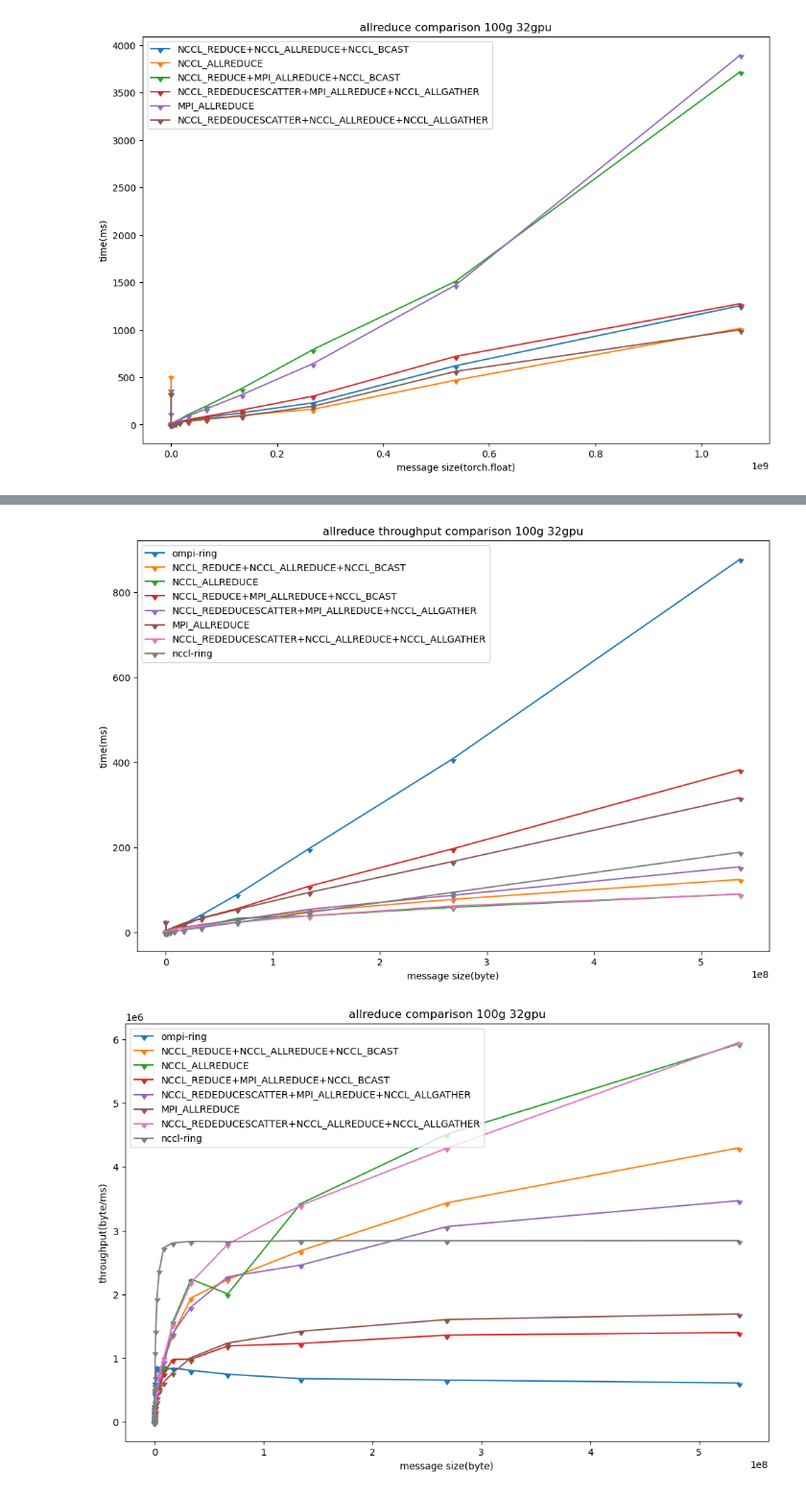
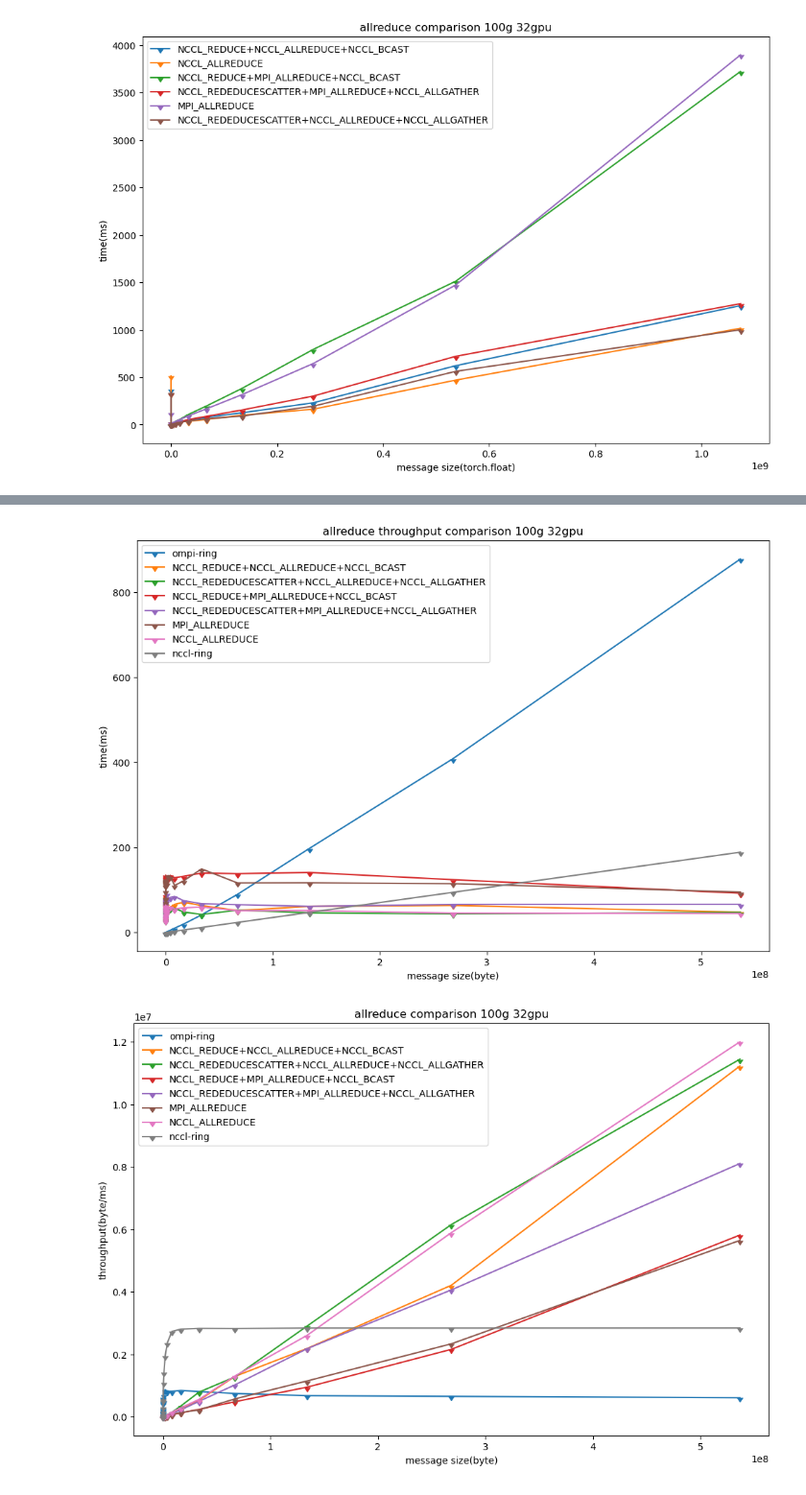
Before and after one commit to dexhunter/allreduce-experiments, a Jupyter notebook: vis_horovod.ipynb, the cells around one changed output, grey strips where cells are left out. Shown at 96% size. Drawn from its saved outputs; the diff is of its cells as text; code cells hidden in the pictures.

Commit message:
update results

```diff
--- a/vis_horovod.ipynb
+++ b/vis_horovod.ipynb
@@ -294,47 +361,47 @@ plt.show()
 # %%
-x, y = read_algo_with_head('data/ompi-32gpu-results/32gpus/100g/algo4-stepexp2.txt')
-x1, y1 = read_hvd("./data/horovod-results/32gpu/100g-32gpu-nccl.txt")
-x2, y2 = read_hvd("./data/horovod-results/32gpu/100g-32gpu-nccl-only.txt")
-x3, y3 = read_hvd("./data/horovod-results/32gpu/100g-32gpu-2dmesh-4.txt")
-x4, y4 = read_hvd("./data/horovod-results/32gpu/100g-32gpu-h-4.txt")
-x5, y5 = read_hvd("./data/horovod-results/32gpu/100g-32gpu-mpi.txt")
-x6, y6 = read_hvd("./data/horovod-results/32gpu/100g-32gpu-newnccl.txt")
+x, y = read_algo_with_head('./data/ompi-32gpu-results/32gpus/100g/algo4-stepexp2.txt')
+y = y * 1e-3
+
+
+x1, y1 = read_hvd("./data/horovod-results/32gpu/100g/nccl-slow.txt")
+x2, y2 = read_hvd("./data/horovod-results/32gpu/100g/nccl-fast.txt")
+
+x3, y3 = read_hvd("./data/horovod-results/32gpu/100g/mpi-slow.txt")
+x4, y4 = read_hvd("./data/horovod-results/32gpu/100g/mpi-fast.txt")
+
+x5, y5 = read_hvd("./data/horovod-results/32gpu/100g-32gpu-mpi-2.txt")
+x6, y6 = read_hvd("./data/horovod-results/32gpu/100g-32gpu-ncclonly-2.txt")
+
 x7, y7 = read_algo_skip_head('data/nccl-results/nccl-32gpus/100g-stepexp2-2.txt', 723)
-
-y = y * 1e-3
 y7 = y7 * 1e-3
 
-x1 = x1 * 4
-x2 = x2 * 4
-x3 = x3 * 4
-x4 = x4 * 4
-x5 = x5 * 4
-x6 = x6 * 4
+x1 = x1[2:-1]
+x2 = x2[2:-1]
+x3 = x3[2:-1]
+x4 = x4[2:-1]
+x5 = x5[2:-1]
+x6 = x6[2:-1]
 
+y1 = y1[2:-1]
+y2 = y2[2:-1]
+y3 = y3[2:-1]
+y4 = y4[2:-1]
+y5 = y5[2:-1]
+y6 = y6[2:-1]
 
-x1 = x1[1:-3]
-x2 = x2[1:-3]
-x3 = x3[1:-3]
-x4 = x4[1:-3]
-x5 = x5[1:-3]
-x6 = x6[1:-3]
-
-y1 = y1[1:-3]
-y2 = y2[1:-3]
-y3 = y3[1:-3]
-y4 = y4[1:-3]
-y5 = y5[1:-3]
-y6 = y6[1:-3]
 
 
 
 plt.plot(x,y, marker=11, label='ompi-ring')
 plt.plot(x1,y1, marker=11, label='NCCL_REDUCE+NCCL_ALLREDUCE+NCCL_BCAST')
-plt.plot(x2,y2, marker=11, label='NCCL_ALLREDUCE')
+plt.plot(x2,y2, marker=11, label='NCCL_REDEDUCESCATTER+NCCL_ALLREDUCE+NCCL_ALLGATHER')
+
 plt.plot(x3,y3, marker=11, label='NCCL_REDUCE+MPI_ALLREDUCE+NCCL_BCAST')
 plt.plot(x4,y4, marker=11, label='NCCL_REDEDUCESCATTER+MPI_ALLREDUCE+NCCL_ALLGATHER')
+
 plt.plot(x5,y5, marker=11, label='MPI_ALLREDUCE')
-plt.plot(x6,y6, marker=11, label='NCCL_REDEDUCESCATTER+NCCL_ALLREDUCE+NCCL_ALLGATHER')
+plt.plot(x6,y6, marker=11, label='NCCL_ALLREDUCE')
+
 plt.plot(x7,y7, marker=11, label='nccl-ring')
 
 
@@ -347,32 +414,35 @@ plt.legend()
 plt.title('allreduce throughput comparison 100g 32gpu')
 plt.show()
 # %% [output]
-[figure, old version]
+[figure, new version]
 # %%
 z = x/y
 z1 = x1/y1
 z2 = x2/y2
 z3 = x3/y3
 z4 = x4/y4
 z5 = x5/y5
 z6 = x6/y6
 z7 = x7/y7
 
 plt.plot(x,z, marker=11, label='ompi-ring')
 plt.plot(x1,z1, marker=11, label='NCCL_REDUCE+NCCL_ALLREDUCE+NCCL_BCAST')
-plt.plot(x2,z2, marker=11, label='NCCL_ALLREDUCE')
+plt.plot(x2,z2, marker=11, label='NCCL_REDEDUCESCATTER+NCCL_ALLREDUCE+NCCL_ALLGATHER')
+
 plt.plot(x3,z3, marker=11, label='NCCL_REDUCE+MPI_ALLREDUCE+NCCL_BCAST')
 plt.plot(x4,z4, marker=11, label='NCCL_REDEDUCESCATTER+MPI_ALLREDUCE+NCCL_ALLGATHER')
+
 plt.plot(x5,z5, marker=11, label='MPI_ALLREDUCE')
-plt.plot(x6,z6, marker=11, label='NCCL_REDEDUCESCATTER+NCCL_ALLREDUCE+NCCL_ALLGATHER')
+plt.plot(x6,z6, marker=11, label='NCCL_ALLREDUCE')
+
 plt.plot(x7,z7, marker=11, label='nccl-ring')
 
 
 plt.xlabel('message size(byte)')
 plt.ylabel('throughput(byte/ms)')
 plt.legend()
 # mpi_allreduce
 plt.title('allreduce comparison 100g 32gpu')
 plt.show()
 # %% [output]
-[figure, old version]
+[figure, new version]
```
Also changed, not shown: parts of 17 cells of this notebook, 59 other files.
